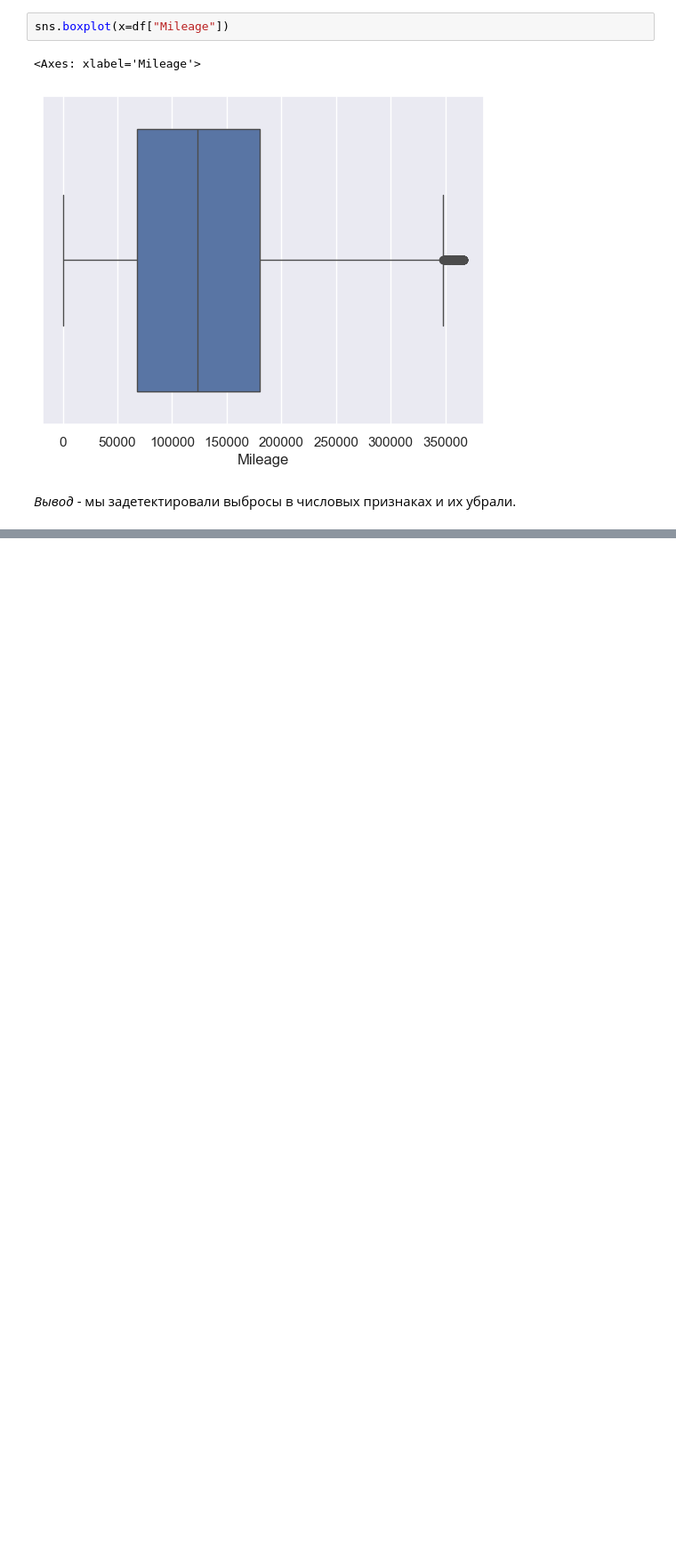
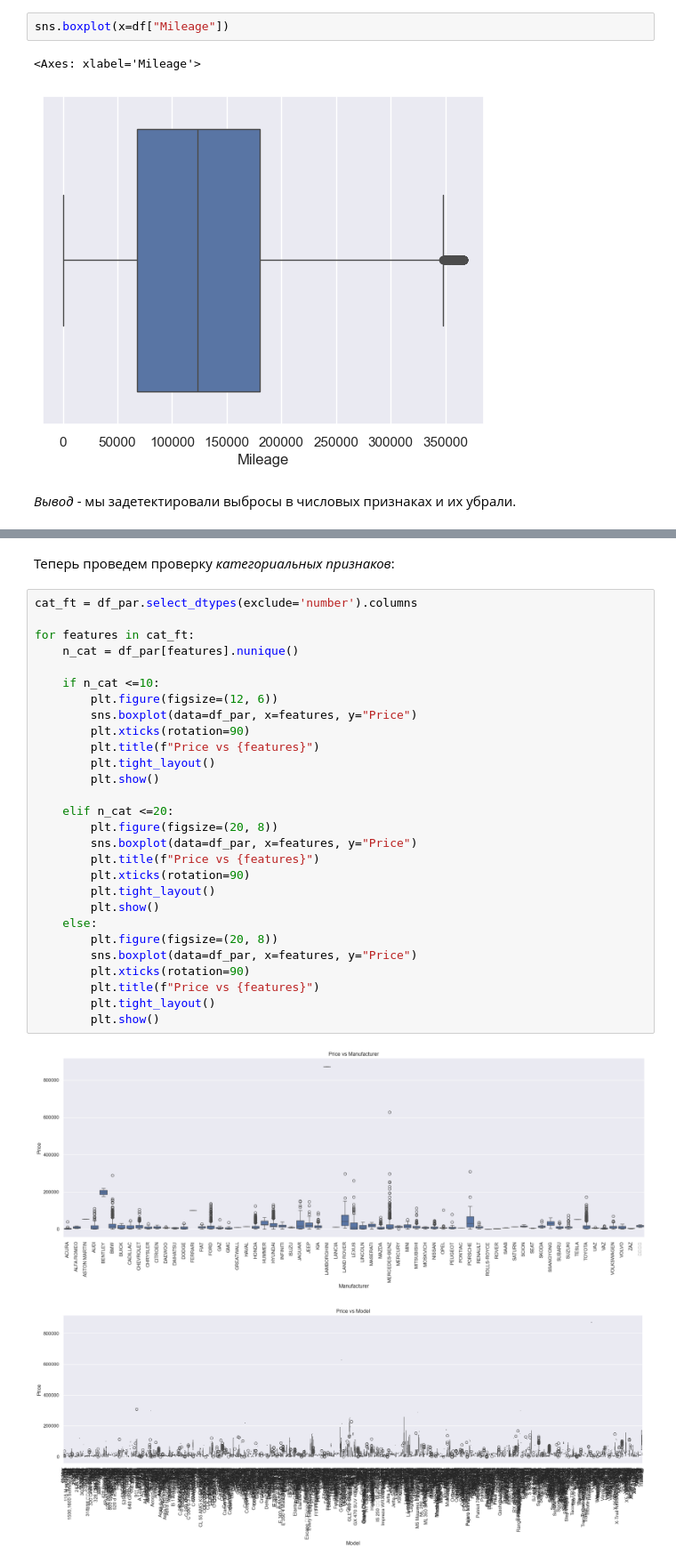
Before and after one commit to D0uble-Zer0/DE_ITMO_Course, a Jupyter notebook: notebooks/EDA.ipynb, the cells around one changed output, grey strips where cells are left out. Shown at 89% size. Saved outputs shown, nothing was run; the diff lists cells and outputs as text; blank space fills up the shorter version.

```diff
--- a/notebooks/EDA.ipynb
+++ b/notebooks/EDA.ipynb
@@ -528,0 +750,33 @@ _Вывод_ - мы задетектировали выбросы в число
+# %% [markdown]
+Теперь проведем проверку _категориальных признаков_:
+# %%
+cat_ft = df_par.select_dtypes(exclude='number').columns
+
+for features in cat_ft:
+    n_cat = df_par[features].nunique()
+
+    if n_cat <=10:
+        plt.figure(figsize=(12, 6))
+        sns.boxplot(data=df_par, x=features, y="Price")
+        plt.xticks(rotation=90)
+        plt.title(f"Price vs {features}")
+        plt.tight_layout()
+        plt.show()
+
+    elif n_cat <=20:
+        plt.figure(figsize=(20, 8))
+        sns.boxplot(data=df_par, x=features, y="Price")
+        plt.title(f"Price vs {features}")
+        plt.xticks(rotation=90)
+        plt.tight_layout()
+        plt.show()
+    else:
+        plt.figure(figsize=(20, 8))
+        sns.boxplot(data=df_par, x=features, y="Price")
+        plt.xticks(rotation=90)
+        plt.title(f"Price vs {features}")
+        plt.tight_layout()
+        plt.show()
+# %% [output]
+[figure, added]
+[figure, added]
```
Also changed, not shown: parts of 20 cells of this notebook.
